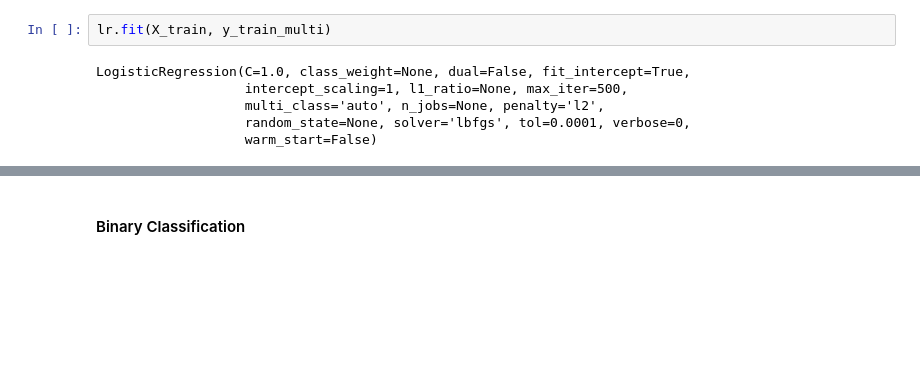
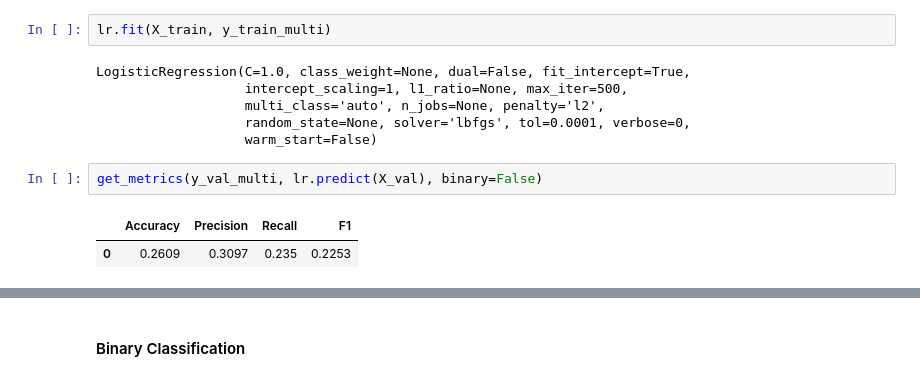
Before and after one commit to nashikunov/Fake_News_Detection, a Jupyter notebook: modeling.ipynb, the cells around one changed output, grey strips where cells are left out. Drawn from its saved outputs; the diff is of its cells as text; blank space fills up the shorter version.

```diff
--- a/modeling.ipynb
+++ b/modeling.ipynb
@@ -129,6 +271,11 @@ LogisticRegression(C=1.0, class_weight=None, dual=False, fit_intercept=True,
                    multi_class='auto', n_jobs=None, penalty='l2',
                    random_state=None, solver='lbfgs', tol=0.0001, verbose=0,
                    warm_start=False)
+# %%
+get_metrics(y_val_multi, lr.predict(X_val), binary=False)
+# %% [output]
+|  | Accuracy | Precision | Recall | F1 |
+| 0 | 0.2609 | 0.3097 | 0.235 | 0.2253 |
 # %%
 get_metrics(y_test_multi, lr.predict(X_test), binary=False)
 # %% [output]
```
Also changed, not shown: parts of 72 cells of this notebook, 2 other files.
